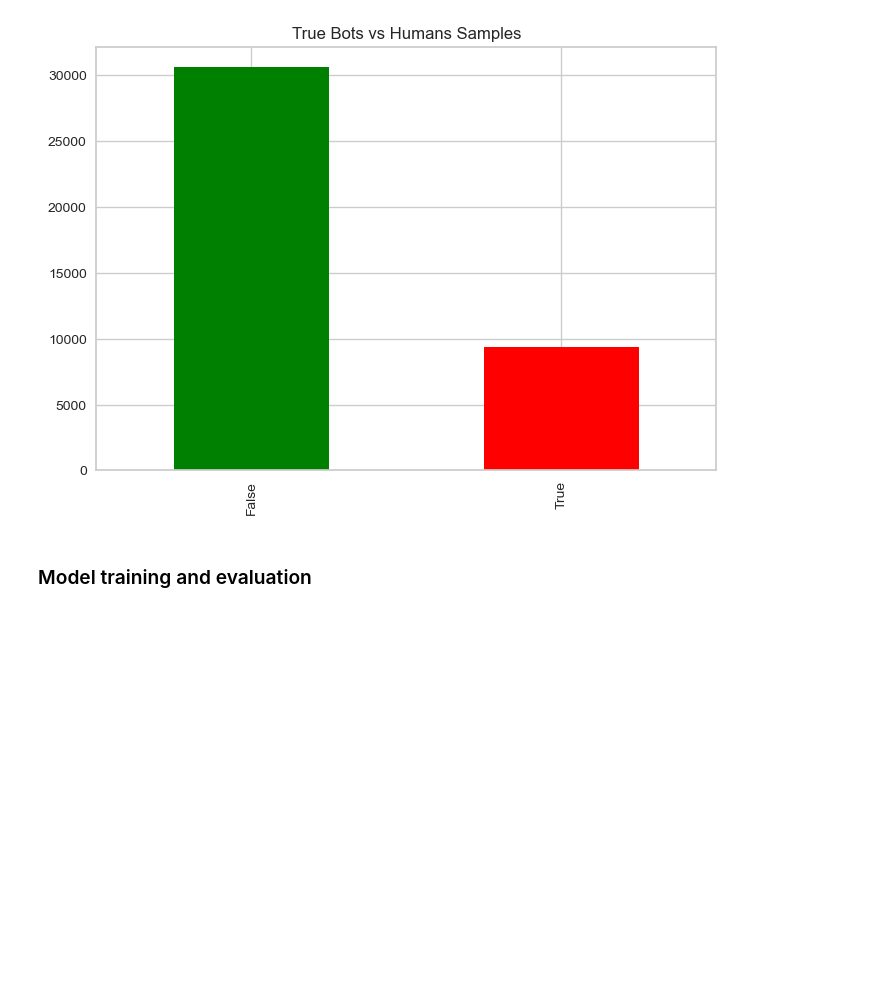
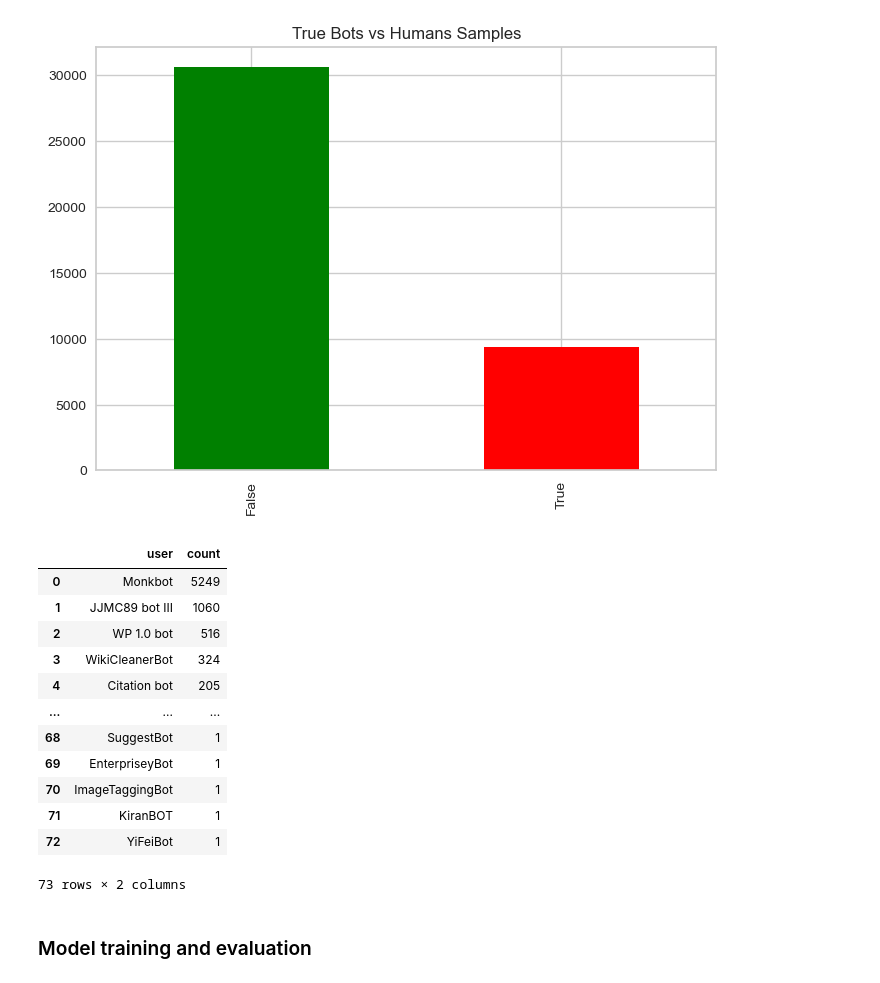
Before and after one commit to ansu0122/ucu-mmds, a Jupyter notebook: src/homework2/bots_detection.ipynb, the cells around one changed output. Saved outputs shown, nothing was run; the diff lists cells and outputs as text; code cells hidden in the pictures; blank space fills up the shorter version.

```diff
--- a/src/homework2/bots_detection.ipynb
+++ b/src/homework2/bots_detection.ipynb
@@ -201,6 +201,24 @@ True      9361
 Name: bot, dtype: int64
 <Axes: title={'center': 'True Bots vs Humans Samples'}>
 [figure]
+# %%
+all_bots = data[data['bot']==True].groupby('user').size().sort_values(ascending=False).reset_index(name='count')
+
+all_bots.head(80)
+# %% [output]
+|  | user | count |
+| 0 | Monkbot | 5249 |
+| 1 | JJMC89 bot III | 1060 |
+| 2 | WP 1.0 bot | 516 |
+| 3 | WikiCleanerBot | 324 |
+| 4 | Citation bot | 205 |
+| ... | ... | ... |
+| 68 | SuggestBot | 1 |
+| 69 | EnterpriseyBot | 1 |
+| 70 | ImageTaggingBot | 1 |
+| 71 | KiranBOT | 1 |
+| 72 | YiFeiBot | 1 |
+73 rows × 2 columns
 # %% [markdown]
 ### Model training and evaluation
 # %%
```
Also changed, not shown: parts of 31 cells of this notebook.
